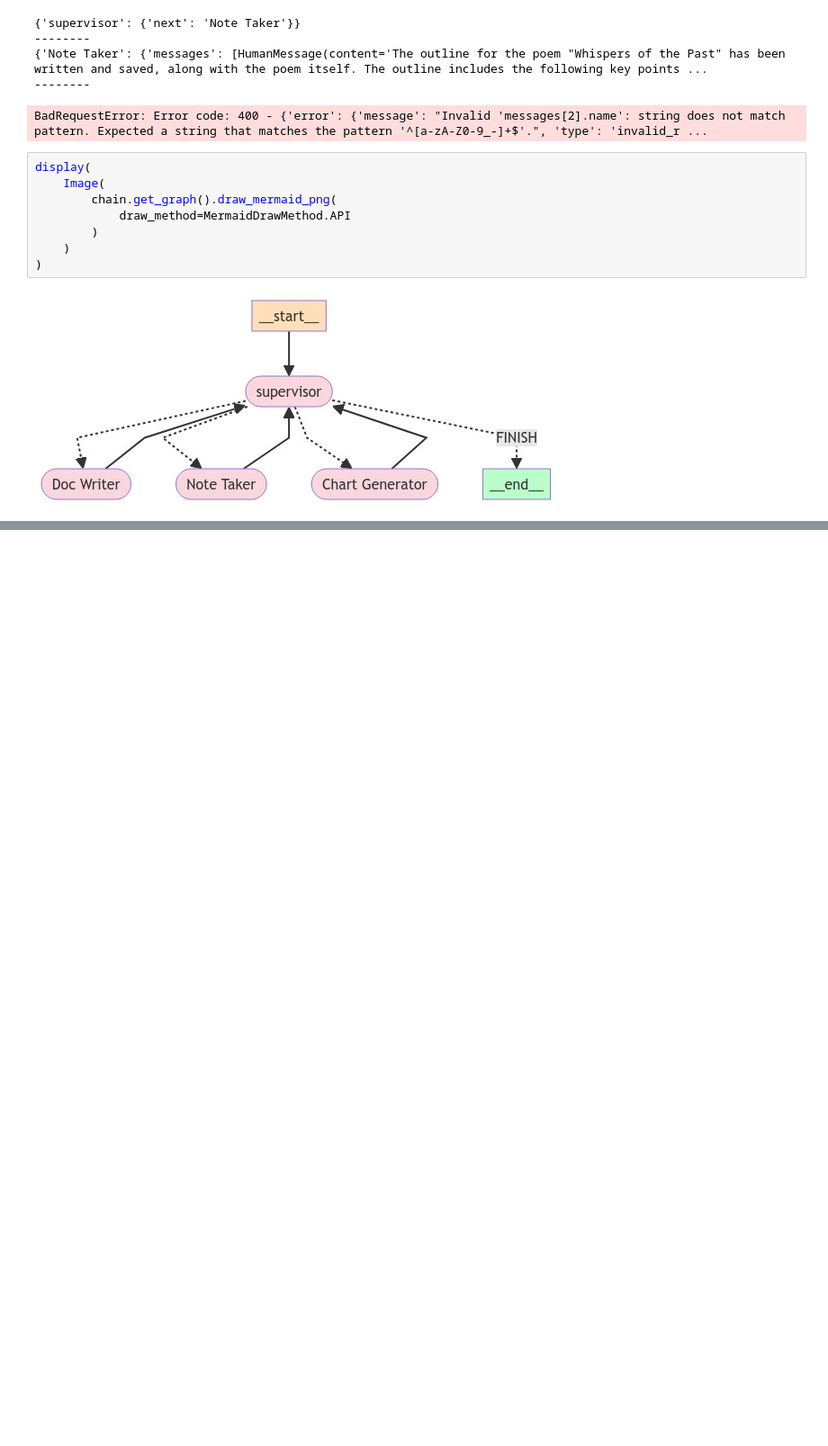
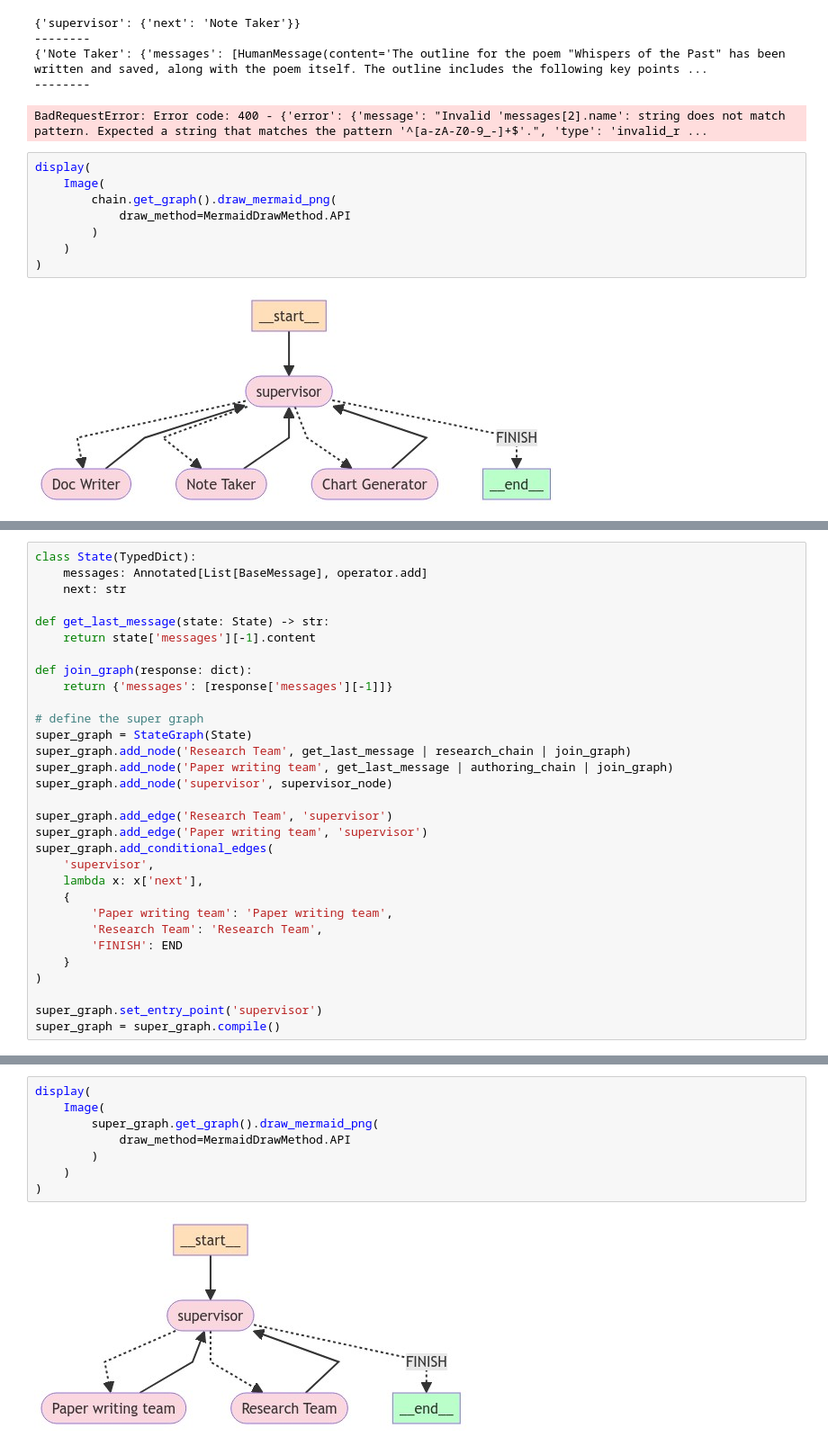
Before and after one commit to ad71/ragbot, a Jupyter notebook: hierarchical_agent_teams.ipynb, the cells around one changed output, grey strips where cells are left out. Shown: that part at 90% size. Drawn from its saved outputs; the diff is of its cells as text; blank space fills up the shorter version.

```diff
--- a/hierarchical_agent_teams.ipynb
+++ b/hierarchical_agent_teams.ipynb
@@ -429,0 +445,31 @@ display(
+# %%
+class State(TypedDict):
+    messages: Annotated[List[BaseMessage], operator.add]
+    next: str
+
+def get_last_message(state: State) -> str:
+    return state['messages'][-1].content
+
+def join_graph(response: dict):
+    return {'messages': [response['messages'][-1]]}
+
+# define the super graph
+super_graph = StateGraph(State)
+super_graph.add_node('Research Team', get_last_message | research_chain | join_graph)
+super_graph.add_node('Paper writing team', get_last_message | authoring_chain | join_graph)
+super_graph.add_node('supervisor', supervisor_node)
+
+super_graph.add_edge('Research Team', 'supervisor')
+super_graph.add_edge('Paper writing team', 'supervisor')
+super_graph.add_conditional_edges(
+    'supervisor',
+    lambda x: x['next'],
+    {
+        'Paper writing team': 'Paper writing team',
+        'Research Team': 'Research Team',
+        'FINISH': END
+    }
+)
+
+super_graph.set_entry_point('supervisor')
+super_graph = super_graph.compile()
@@ -429,0 +487,10 @@ display(
+# %%
+display(
+    Image(
+        super_graph.get_graph().draw_mermaid_png(
+            draw_method=MermaidDrawMethod.API
+        )
+    )
+)
+# %% [output]
+[figure, added]
```
Also changed, not shown: parts of 3 cells of this notebook.
